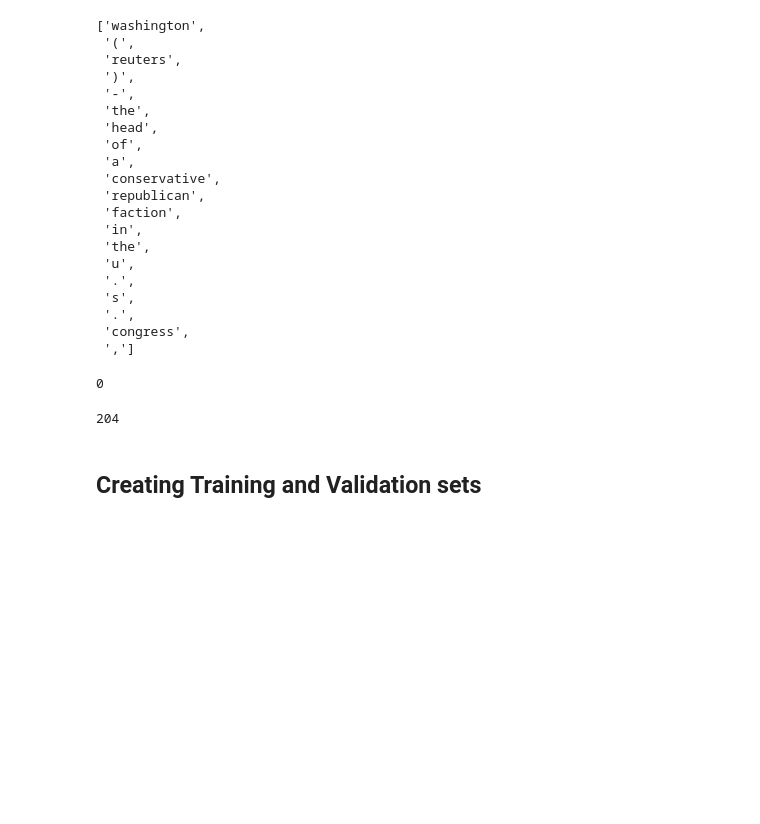
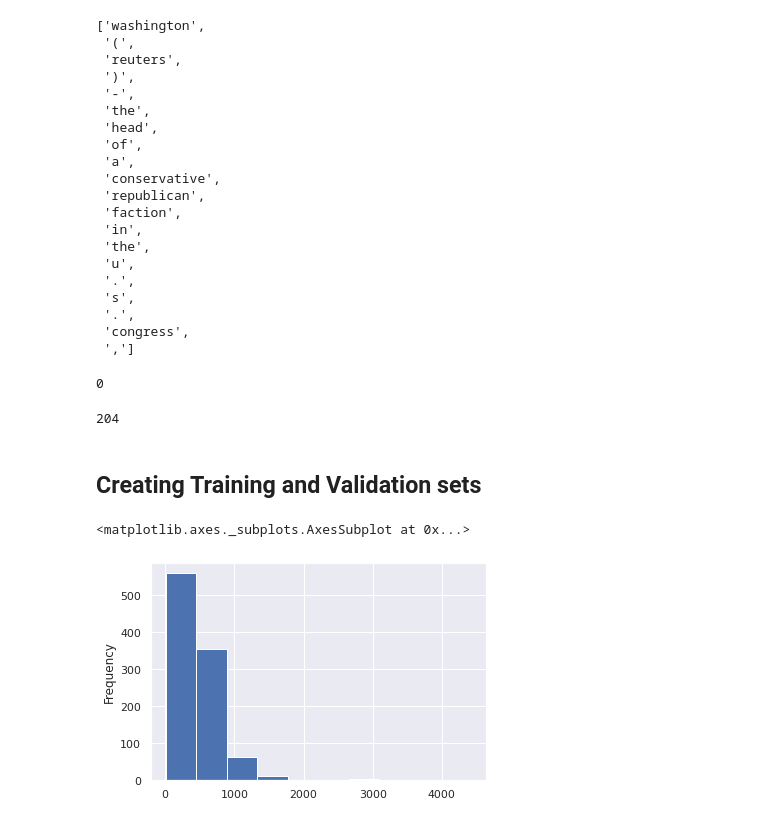
Before and after one commit to INCREDIBLE-AURNOB/Fake-and-Read-news-classification-, a Jupyter notebook: Fake and Real news classifier with deep learing.ipynb, the cells around one changed output. Saved outputs shown, nothing was run; the diff lists cells and outputs as text; code cells hidden in the pictures; blank space fills up the shorter version.

```diff
--- a/Fake and Real news classifier with deep learing.ipynb
+++ b/Fake and Real news classifier with deep learing.ipynb
@@ -295,2 +298,7 @@ sample
 # %% [markdown]
 ## Creating Training and Validation sets
+# %%
+raw_df.text.sample(1000).map(tokenizer).map(len).plot(kind='hist')
+# %% [output]
+<matplotlib.axes._subplots.AxesSubplot at 0x...>
+[figure, added]
```
Also changed, not shown: parts of 15 cells of this notebook.
